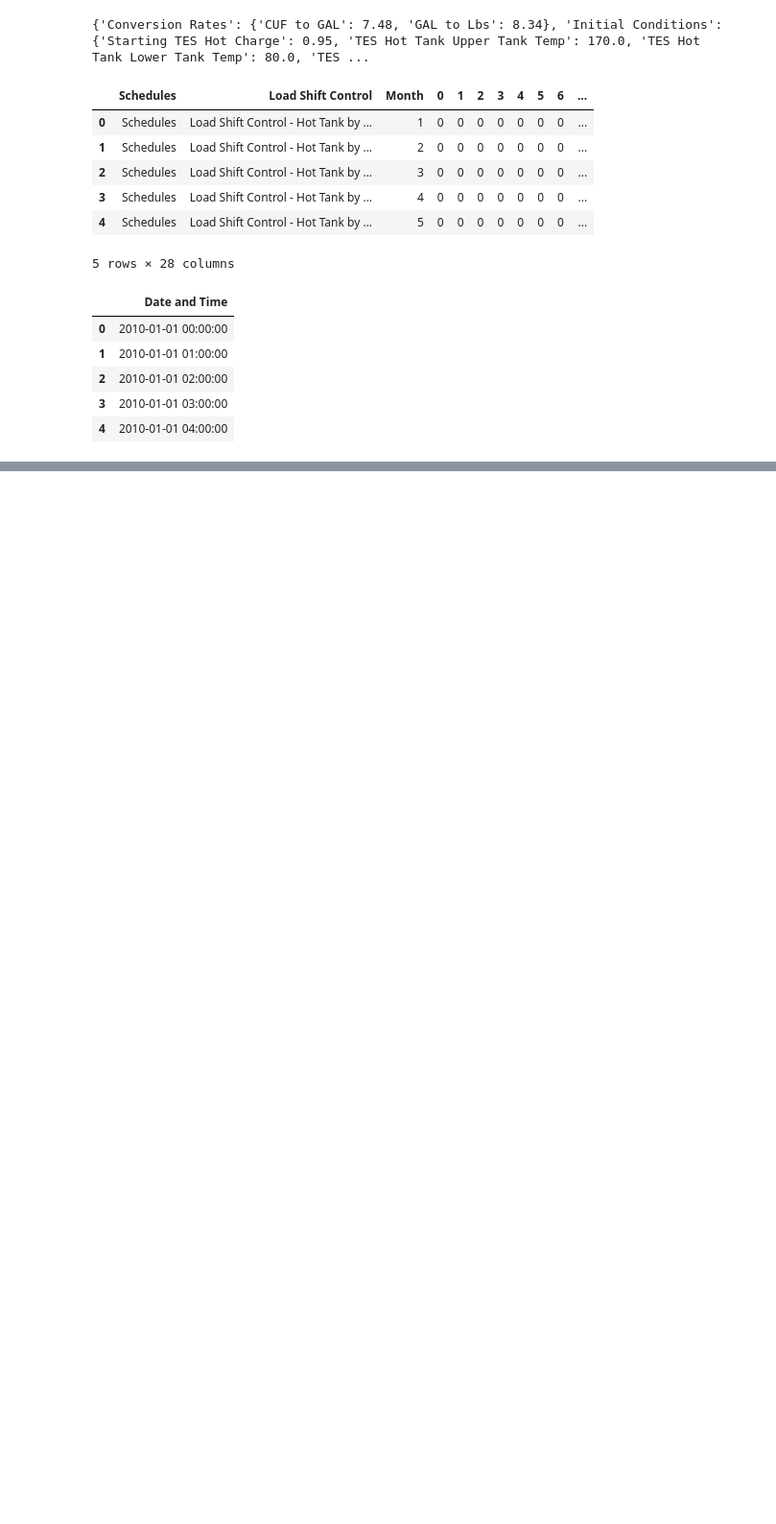
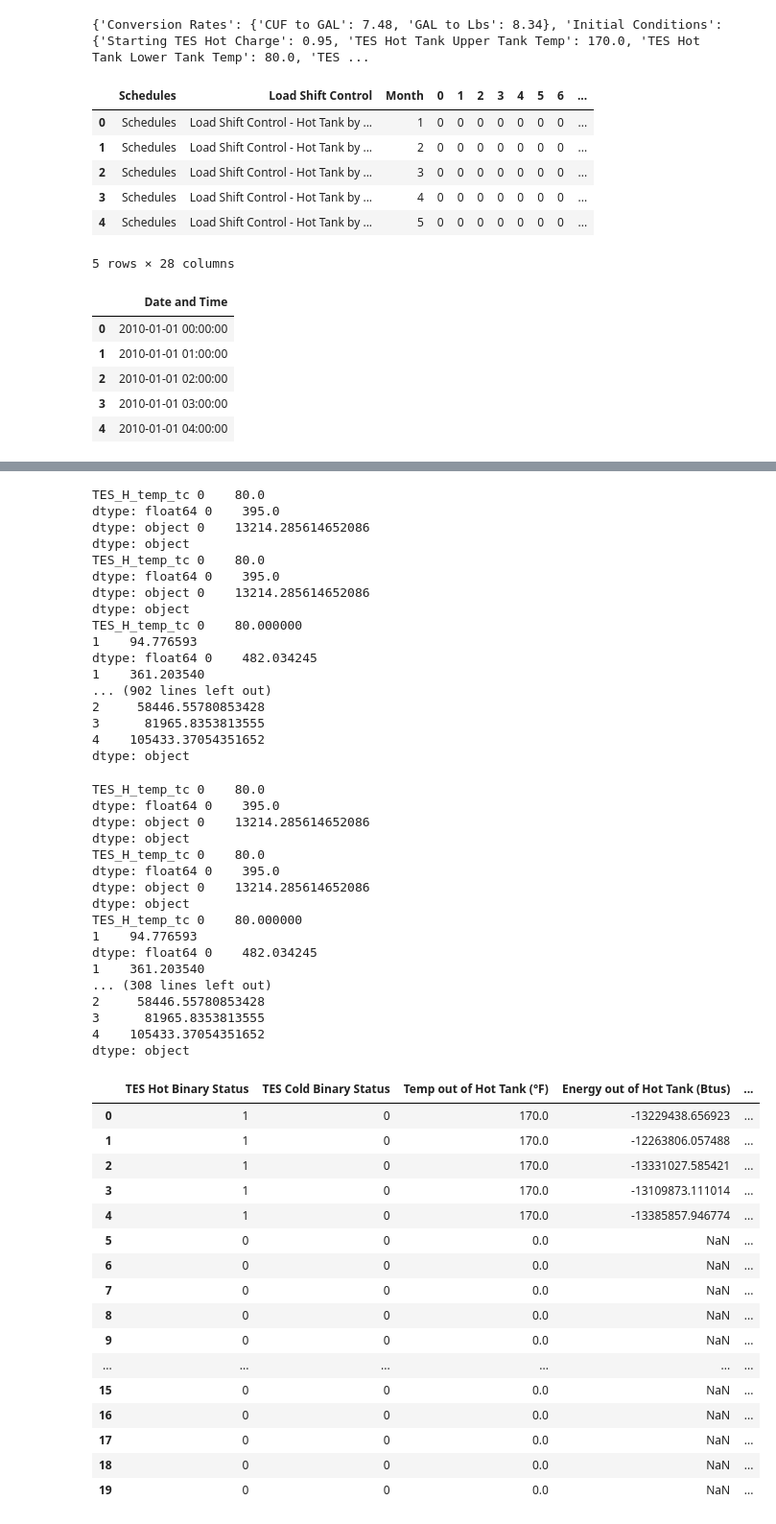
Before and after one commit to NikitaKhatwani/District-system---Engineering-model, a Jupyter notebook: UCSB_CUP Heat pump TES.ipynb, the cells around one changed output, grey strips where cells are left out. Shown at 96% size. Cells and saved outputs as stored; diff of their text form; code cells hidden in the pictures; blank space fills up the shorter version.

```diff
--- a/UCSB_CUP Heat pump TES.ipynb
+++ b/UCSB_CUP Heat pump TES.ipynb
@@ -311,0 +332,55 @@ trial 44.0 44.0 1237035.7891930018 1268952.1046379893
+# %%
+TES_HC_ouput1_df = TES_instance_three.TES_HC_calculate()
+TES_HC_ouput1_df.head(20)
+# %% [output]
+TES_H_temp_tc 0    80.0
+dtype: float64 0    395.0
+dtype: object 0    13214.285614652086
+dtype: object
+TES_H_temp_tc 0    80.0
+dtype: float64 0    395.0
+dtype: object 0    13214.285614652086
+dtype: object
+TES_H_temp_tc 0    80.000000
+1    94.776593
+dtype: float64 0    482.034245
+1    361.203540
+... (902 lines left out)
+2     58446.55780853428
+3      81965.8353813555
+4    105433.37054351652
+dtype: object
+TES_H_temp_tc 0    80.0
+dtype: float64 0    395.0
+dtype: object 0    13214.285614652086
+dtype: object
+TES_H_temp_tc 0    80.0
+dtype: float64 0    395.0
+dtype: object 0    13214.285614652086
+dtype: object
+TES_H_temp_tc 0    80.000000
+1    94.776593
+dtype: float64 0    482.034245
+1    361.203540
+... (308 lines left out)
+2     58446.55780853428
+3      81965.8353813555
+4    105433.37054351652
+dtype: object
+|  | TES Hot Binary Status | TES Cold Binary Status | Temp out of Hot Tank (°F) | Energy out of Hot Tank (Btus) | ... |
+| 0 | 1 | 0 | 170.0 | -13229438.656923 | ... |
+| 1 | 1 | 0 | 170.0 | -12263806.057488 | ... |
+| 2 | 1 | 0 | 170.0 | -13331027.585421 | ... |
+| 3 | 1 | 0 | 170.0 | -13109873.111014 | ... |
+| 4 | 1 | 0 | 170.0 | -13385857.946774 | ... |
+| 5 | 0 | 0 | 0.0 | NaN | ... |
+| 6 | 0 | 0 | 0.0 | NaN | ... |
+| 7 | 0 | 0 | 0.0 | NaN | ... |
+| 8 | 0 | 0 | 0.0 | NaN | ... |
+| 9 | 0 | 0 | 0.0 | NaN | ... |
+| ... | ... | ... | ... | ... | ... |
+| 15 | 0 | 0 | 0.0 | NaN | ... |
+| 16 | 0 | 0 | 0.0 | NaN | ... |
+| 17 | 0 | 0 | 0.0 | NaN | ... |
+| 18 | 0 | 0 | 0.0 | NaN | ... |
+| 19 | 0 | 0 | 0.0 | NaN | ... |
```
Also changed, not shown: parts of 17 cells of this notebook, 5 other files.
